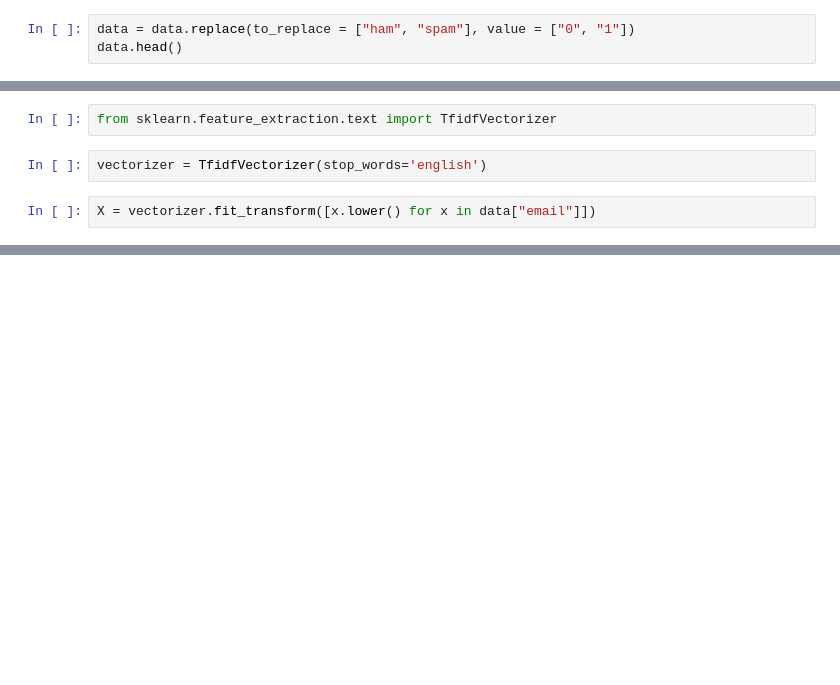
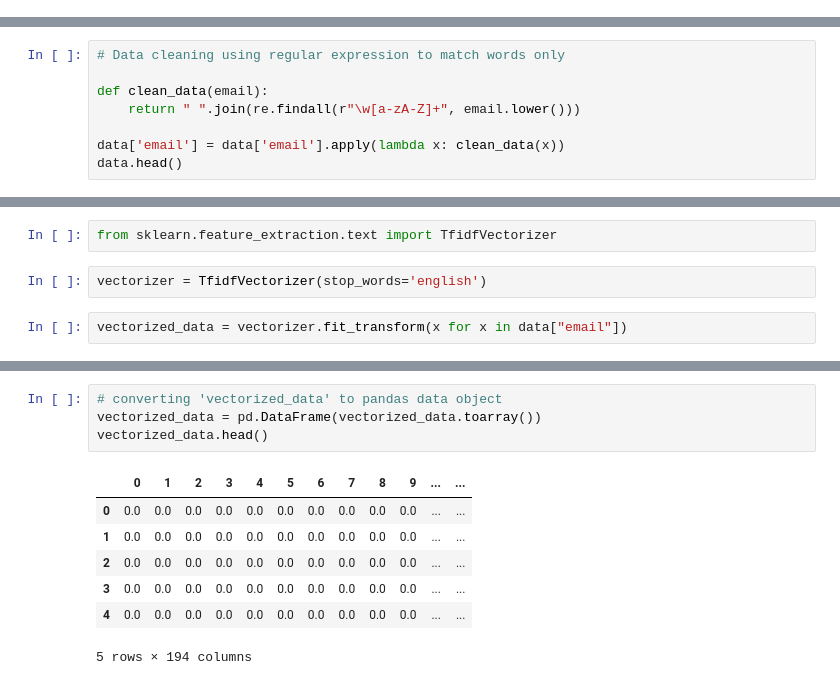
Before and after one commit to iamadityavishnu/spam-or-ham, a Jupyter notebook: spam or ham.ipynb, the cells around one changed output, grey strips where cells are left out. Cells and saved outputs as stored; diff of their text form; blank space fills up the shorter version.

```diff
--- a/spam or ham.ipynb
+++ b/spam or ham.ipynb
@@ -10,6 +18,3 @@ data.head()
 | 2 | ham | Inviting you to the farewell party |
 | 3 | spam | Your email has won the sum of £80... |
 | 4 | spam | Free Bitcoin upto ? 1 Lakh every day |
-# %%
-data = data.replace(to_replace = ["ham", "spam"], value = ["0", "1"])
-data.head()
@@ -34,0 +37,8 @@ data.label.value_counts()[1]
+# %%
+# Data cleaning using regular expression to match words only
+
+def clean_data(email):
+    return " ".join(re.findall(r"\w[a-zA-Z]+", email.lower()))
+
+data['email'] = data['email'].apply(lambda x: clean_data(x))
+data.head()
@@ -37,4 +54,4 @@ from sklearn.feature_extraction.text import TfidfVectorizer
 # %%
 vectorizer = TfidfVectorizer(stop_words='english')
 # %%
-X = vectorizer.fit_transform([x.lower() for x in data["email"]])
+vectorized_data = vectorizer.fit_transform(x for x in data["email"])
@@ -124,0 +58,12 @@ p_dist.head()
+# %%
+# converting 'vectorized_data' to pandas data object
+vectorized_data = pd.DataFrame(vectorized_data.toarray())
+vectorized_data.head()
+# %% [output]
+|  | 0 | 1 | 2 | 3 | 4 | 5 | 6 | 7 | 8 | 9 | ... | ... |
+| 0 | 0.0 | 0.0 | 0.0 | 0.0 | 0.0 | 0.0 | 0.0 | 0.0 | 0.0 | 0.0 | ... | ... |
+| 1 | 0.0 | 0.0 | 0.0 | 0.0 | 0.0 | 0.0 | 0.0 | 0.0 | 0.0 | 0.0 | ... | ... |
+| 2 | 0.0 | 0.0 | 0.0 | 0.0 | 0.0 | 0.0 | 0.0 | 0.0 | 0.0 | 0.0 | ... | ... |
+| 3 | 0.0 | 0.0 | 0.0 | 0.0 | 0.0 | 0.0 | 0.0 | 0.0 | 0.0 | 0.0 | ... | ... |
+| 4 | 0.0 | 0.0 | 0.0 | 0.0 | 0.0 | 0.0 | 0.0 | 0.0 | 0.0 | 0.0 | ... | ... |
+5 rows × 194 columns
```
Also changed, not shown: parts of 30 cells of this notebook, 3 other files.
